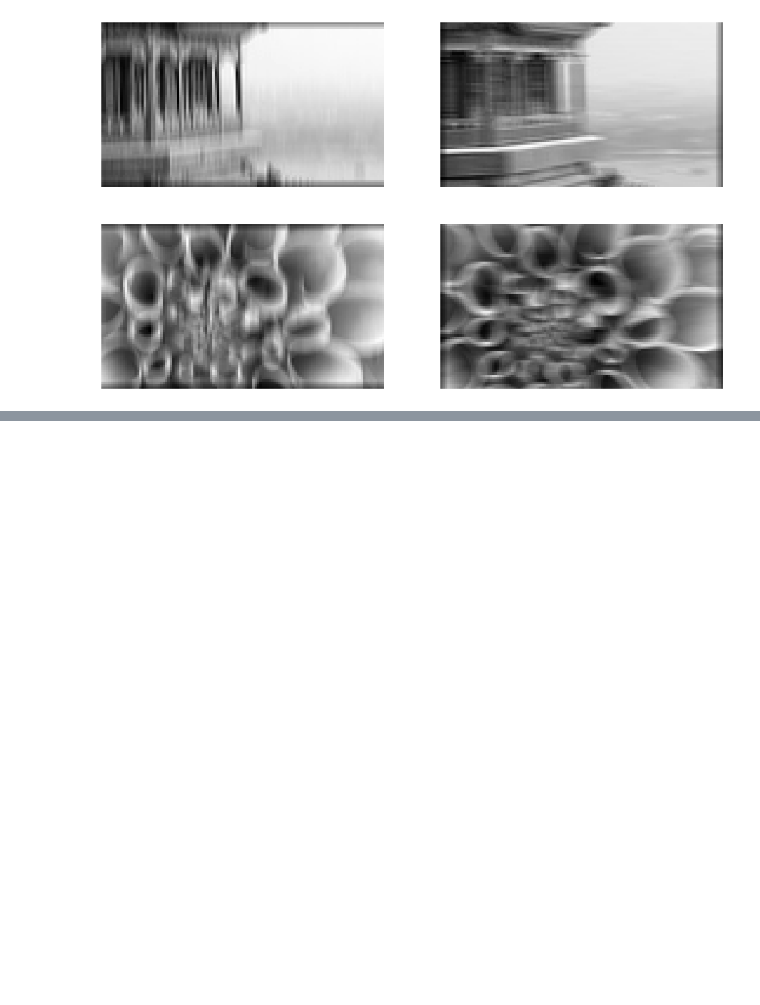
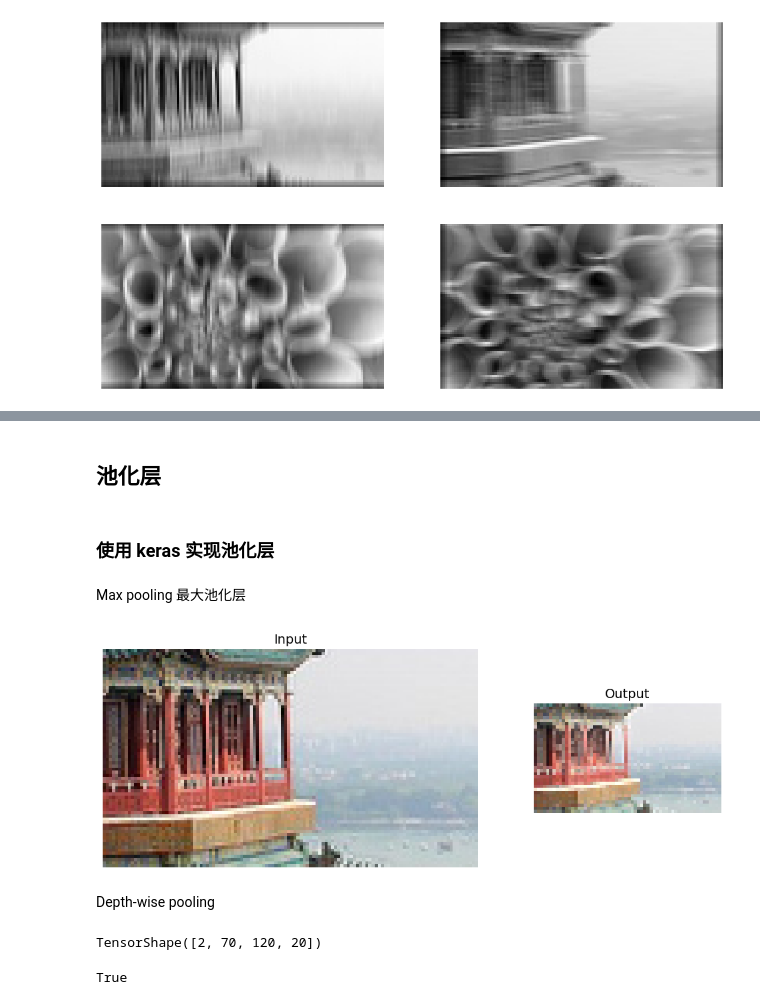
Before and after one commit to planning018/handson-ml-practise, a Jupyter notebook: 14-deep-computer-vision-with-cnns/convolutional_layers_with_keras.ipynb, the cells around one changed output, grey strips where cells are left out. Cells and saved outputs as stored; diff of their text form; code cells hidden in the pictures; blank space fills up the shorter version.

Commit message:
Pooling Layers

```diff
--- a/14-deep-computer-vision-with-cnns/convolutional_layers_with_keras.ipynb
+++ b/14-deep-computer-vision-with-cnns/convolutional_layers_with_keras.ipynb
@@ -118,0 +133,41 @@ plt.show()
+# %% [markdown]
+## 池化层
+# %% [markdown]
+### 使用 keras 实现池化层
+# %% [markdown]
+Max pooling 最大池化层
+# %%
+max_pool = tf.keras.layers.MaxPool2D(pool_size=2)
+# %%
+output = max_pool(images)
+# %%
+# extra code – this cells shows what max pooling with stride = 2 looks like
+
+import matplotlib as mpl
+
+fig = plt.figure(figsize=(12, 8))
+gs = mpl.gridspec.GridSpec(nrows=1, ncols=2, width_ratios=[2, 1])
+
+ax1 = fig.add_subplot(gs[0, 0])
+ax1.set_title("Input")
+ax1.imshow(images[0])  # plot the 1st image
+ax1.axis("off")
+ax2 = fig.add_subplot(gs[0, 1])
+ax2.set_title("Output")
+ax2.imshow(output[0])  # plot the output for the 1st image
+ax2.axis("off")
+plt.show()
+# %% [output]
+[figure, added]
+# %% [markdown]
+Depth-wise pooling
+# %%
+# 如何使用 max_pool() op
+np.random.seed(42)
+fmaps = np.random.rand(2, 70, 120, 60)
+with tf.device("/cpu:0"):
+    output = tf.nn.max_pool(fmaps, ksize=(1, 1, 1, 3), strides=(1, 1, 1, 3), padding="VALID")
+
+output.shape
+# %% [output]
+TensorShape([2, 70, 120, 20])
@@ -118,0 +185,5 @@ plt.show()
+# %%
+# 查看自定层的结果是否和 max_pool() 一致
+np.allclose(DepthPool(pool_size=3)(fmaps), output)
+# %% [output]
+True
```
Also changed, not shown: parts of 12 cells of this notebook.
